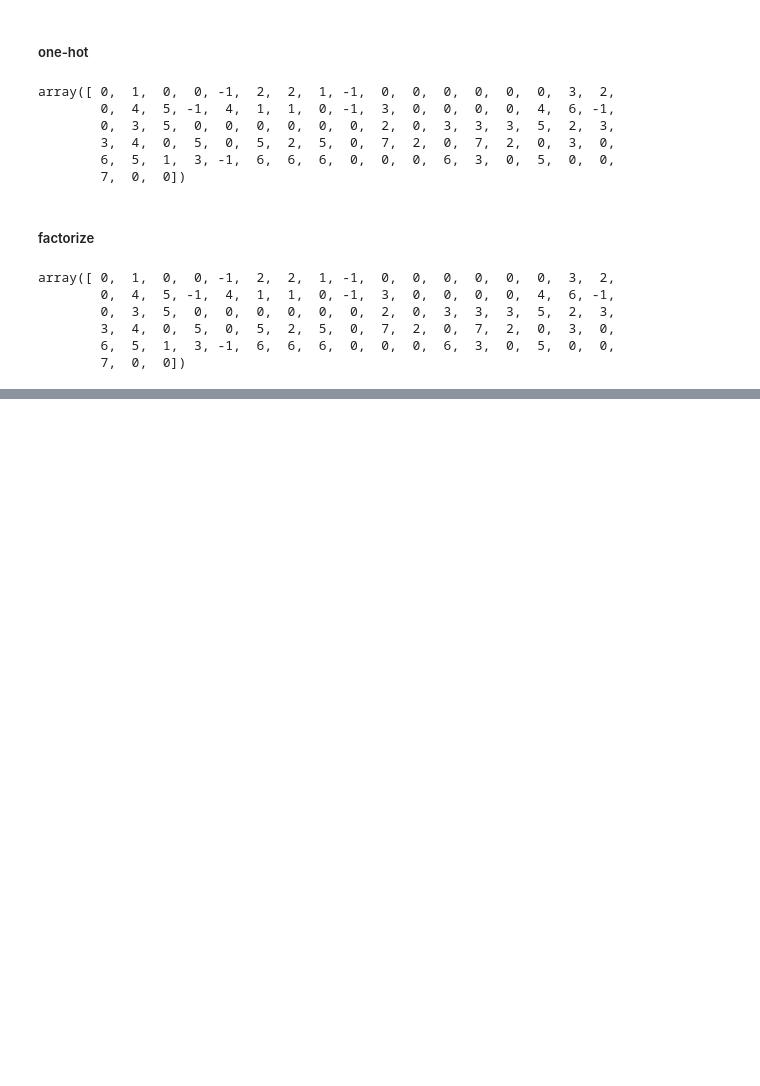
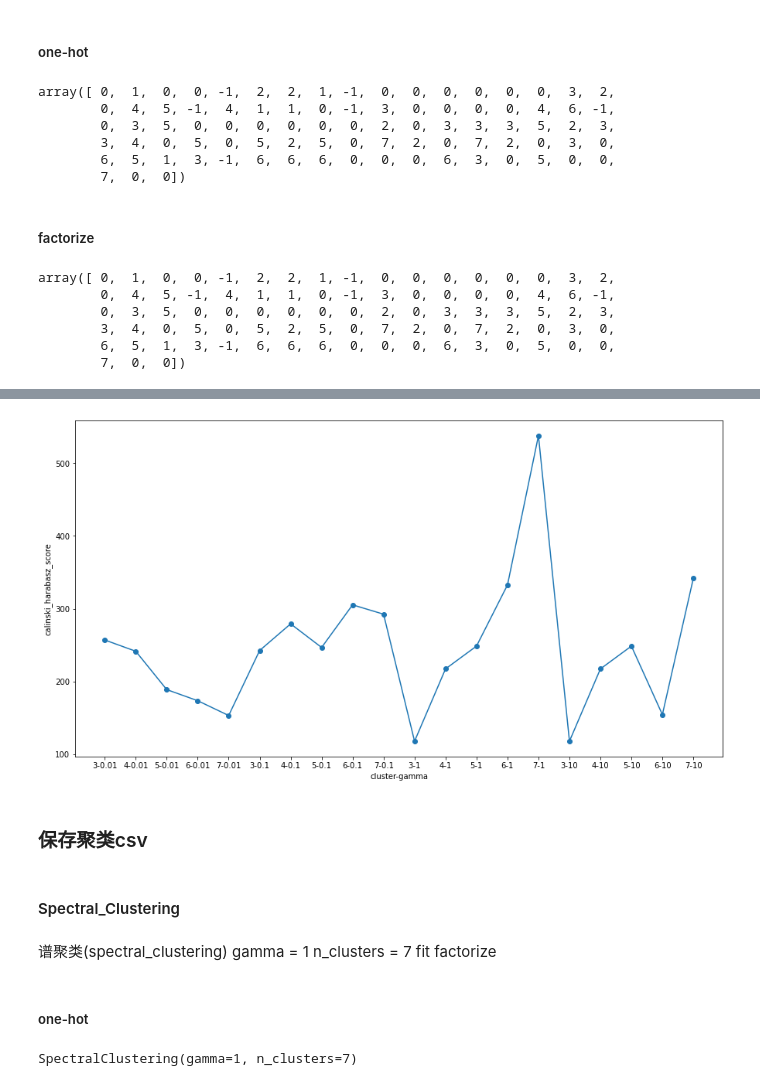
Before and after one commit to Skybluewater/AwardSystem, a Jupyter notebook: Training/paper.ipynb, the cells around one changed output, grey strips where cells are left out. Saved outputs shown, nothing was run; the diff lists cells and outputs as text; code cells hidden in the pictures; blank space fills up the shorter version.

```diff
--- a/Training/kmeans.ipynb
+++ b/Training/paper.ipynb
@@ -535,0 +602,18 @@ array([ 0,  1,  0,  0, -1,  2,  2,  1, -1,  0,  0,  0,  0,  0,  0,  3,  2,
+# %%
+plt.figure(figsize=(15, 8))
+plt.plot(x_labels, scores_one_hot_cal, marker='o')
+plt.xlabel('cluster-gamma')
+plt.ylabel('calinski_harabasz_score')
+plt.savefig("Paper_spectralClustering_ca_factorize.png")
+plt.show()
+# %% [output]
+[figure, added]
+# %% [markdown]
+### 保存聚类csv
+# %% [markdown]
+#### Spectral_Clustering
+# %% [markdown]
+谱聚类(spectral_clustering) gamma = 1 n_clusters = 7
+fit factorize
+# %% [markdown]
+##### one-hot
@@ -535,0 +622,4 @@ array([ 0,  1,  0,  0, -1,  2,  2,  1, -1,  0,  0,  0,  0,  0,  0,  3,  2,
+# %%
+sc_model.fit(df_paper_regression_one_hot)
+# %% [output]
+SpectralClustering(gamma=1, n_clusters=7)
```
Also changed, not shown: parts of 28 cells of this notebook, 3 other files.
